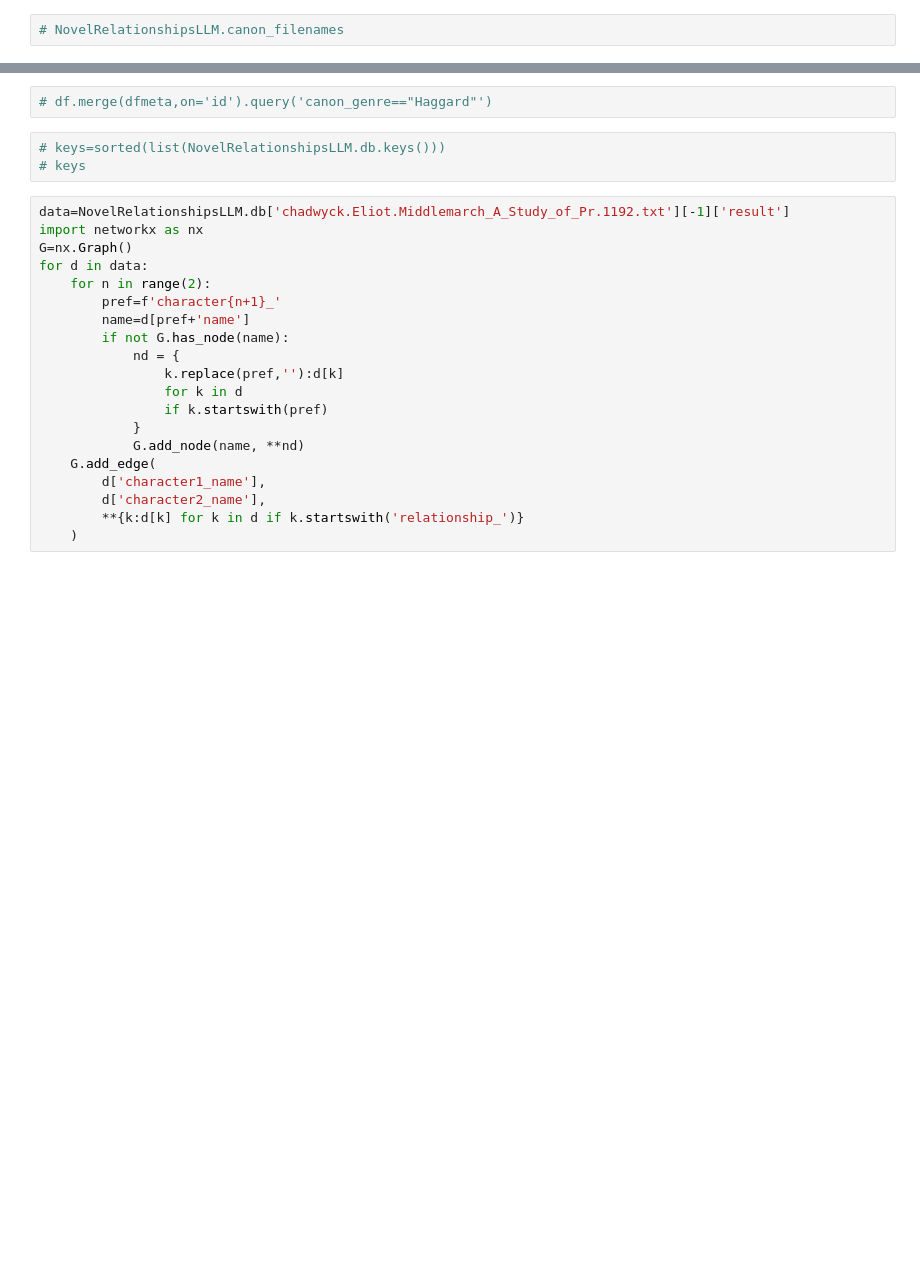
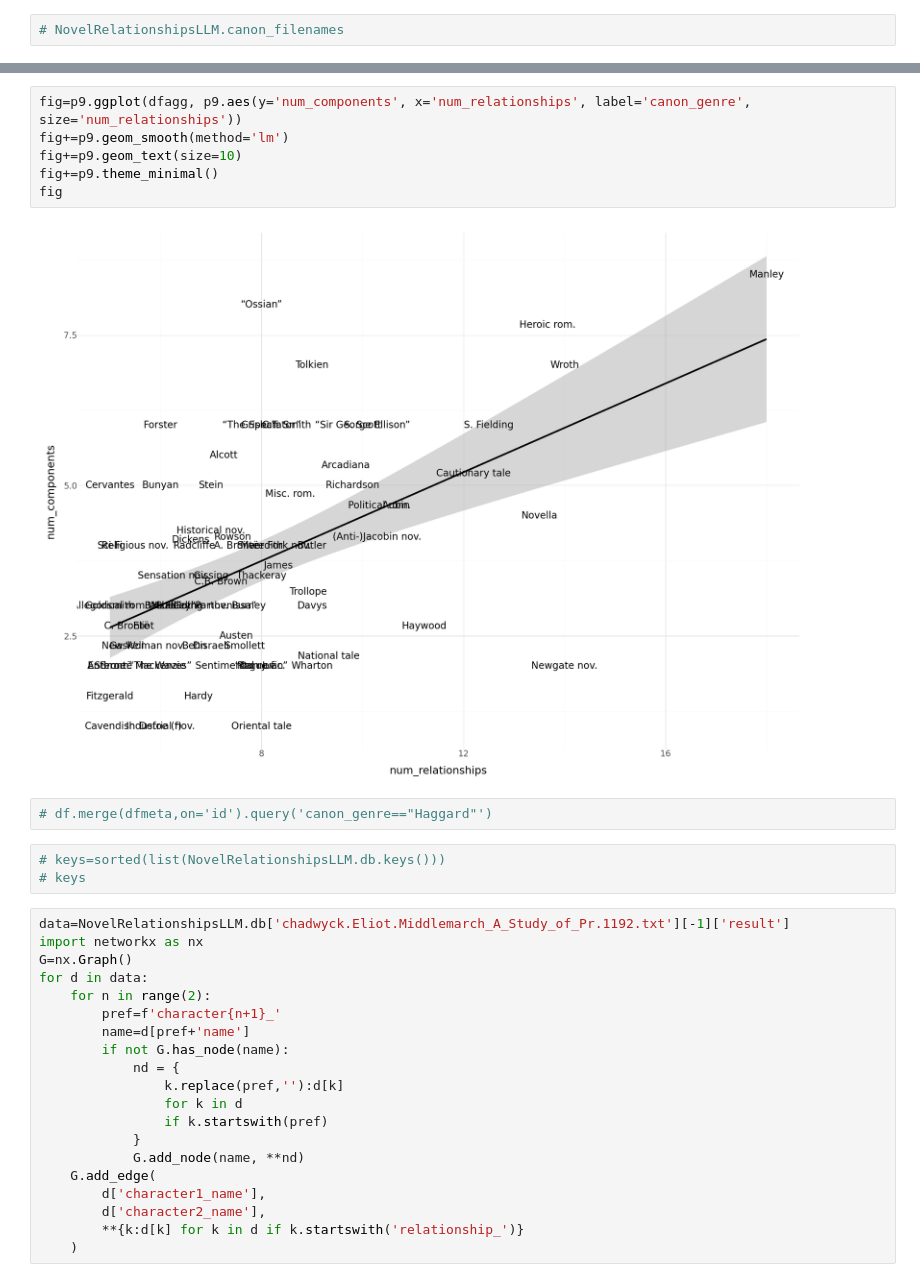
Before and after one commit to quadrismegistus/llmdh, a Jupyter notebook: notebooks/noveltest2_analysis.ipynb, the cells around one changed output, grey strips where cells are left out. Cells and saved outputs as stored; diff of their text form; blank space fills up the shorter version.

```diff
--- a/notebooks/noveltest2_analysis.ipynb
+++ b/notebooks/noveltest2_analysis.ipynb
@@ -106,3 +88,11 @@ fig
+# %%
+fig=p9.ggplot(dfagg, p9.aes(y='num_components', x='num_relationships', label='canon_genre', size='num_relationships'))
+fig+=p9.geom_smooth(method='lm')
+fig+=p9.geom_text(size=10)
+fig+=p9.theme_minimal()
+fig
+# %% [output]
+[figure, added]
 # %%
 # df.merge(dfmeta,on='id').query('canon_genre=="Haggard"')
 # %%
```
Also changed, not shown: parts of 7 cells of this notebook, 12 other files.
